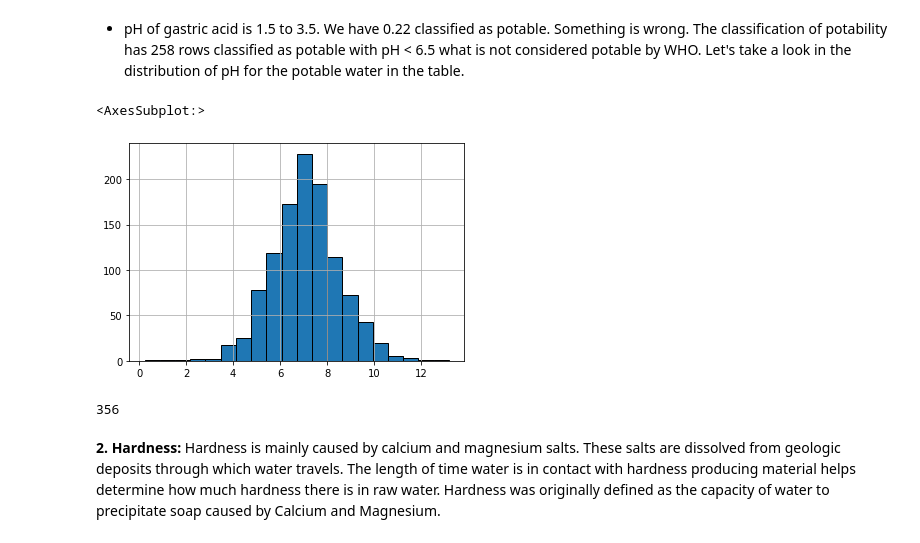
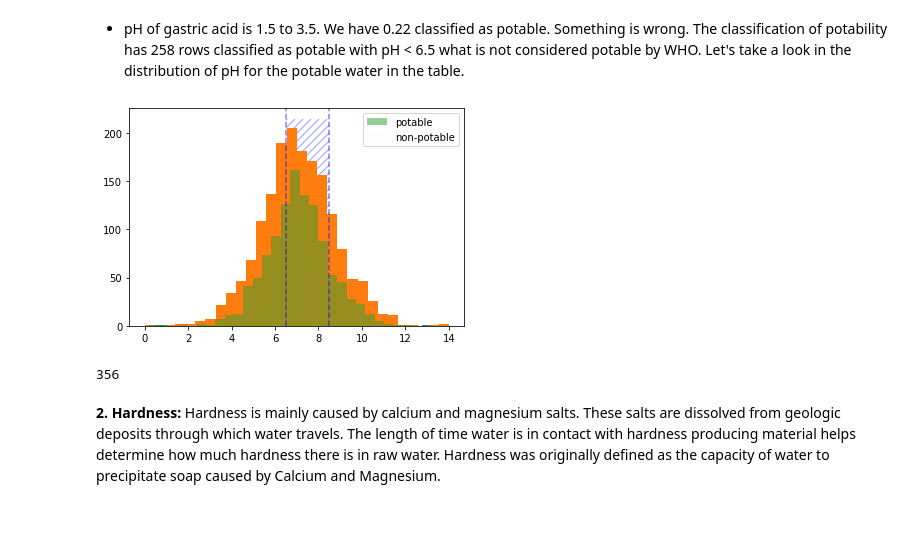
Before and after one commit to MarceloAlvesPereira/Springboard, a Jupyter notebook: Classification/Water_potability.ipynb, the cells around one changed output. Cells and saved outputs as stored; diff of their text form; code cells hidden in the pictures.

Commit message:
Water_classifiers

```diff
--- a/Classification/Water_potability.ipynb
+++ b/Classification/Water_potability.ipynb
@@ -361,3 +367,27 @@ Using the common knowledge about water potability, let's evaluate the values tha
+# %%
+def visualize(df, column, b, x_min, x_max):
+    potable = df[df['Potability']==1][column]
+    no_potable = df[df['Potability']==0][column]
+
+    y1, x1, _ = plt.hist(potable,bins=b)
+    y2, x2, _ = plt.hist(no_potable,bins=b)
+
+    plt.clf
+    plt.hist(potable, bins=b, alpha=0.5, label='potable')
+    plt.hist(no_potable, bins=b, alpha=0.01, label='non-potable')
+
+    plt.axvline(x=x_min, c='b', ls='--', alpha=.5)
+    plt.axvline(x=x_max, c='b', ls='--', alpha=.5)
+
+    if y1.max() > y2.max():
+        y_top = y1.max()
+    else:
+        y_top = y2.max()
+
+#     print(y_top)
+    plt.fill_betweenx([0, y_top + 10], x_min, x_max, hatch="///", facecolor="none", edgecolor="b", linewidth=0.01, alpha=.4)
+    plt.legend()
+    plt.show()
 # %% [markdown]
 **1. pH value:**
 PH is an important parameter in evaluating the acid–base balance of water. It is also the indicator of acidic or alkaline condition of water status. WHO has recommended maximum permissible limit of pH from 6.5 to 8.5. The current investigation ranges were 6.52–6.83 which are in the range of WHO standards.
@@ -391,16 +421,15 @@ ranges.ph
 # %% [markdown]
 - pH of gastric acid is 1.5 to 3.5. We have 0.22 classified as potable. Something is wrong. The classification of potability has 258 rows classified as potable with pH < 6.5 what is not considered potable by WHO.
 Let's take a look in the distribution of pH for the potable water in the table.
+# %%
+visualize(water,'ph',30,6.5,8.5)
+# %% [output]
+[figure, added]
 # %%
 potable = water[water['Potability']==1]
-potable['ph'].hist(bins=20,edgecolor='black')
+potable[potable['ph'] < 6.5].ph.count()
 # %% [output]
-<AxesSubplot:>
+356
-[figure, removed]
-# %%
-potable[potable['ph'] < 6.5].ph.count()
-# %% [output]
-356
 # %% [markdown]
 **2. Hardness:**
 Hardness is mainly caused by calcium and magnesium salts. These salts are dissolved from geologic deposits through which water travels. The length of time water is in contact with hardness producing material helps determine how much hardness there is in raw water. Hardness was originally defined as the capacity of water to precipitate soap caused by Calcium and Magnesium.
```
Also changed, not shown: parts of 295 cells of this notebook.
